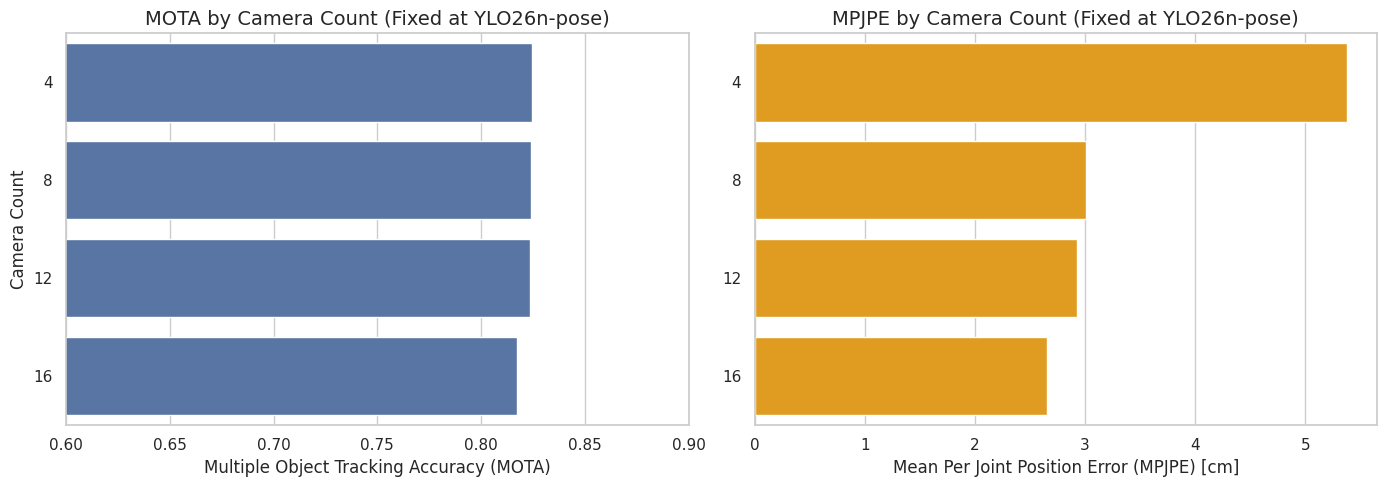
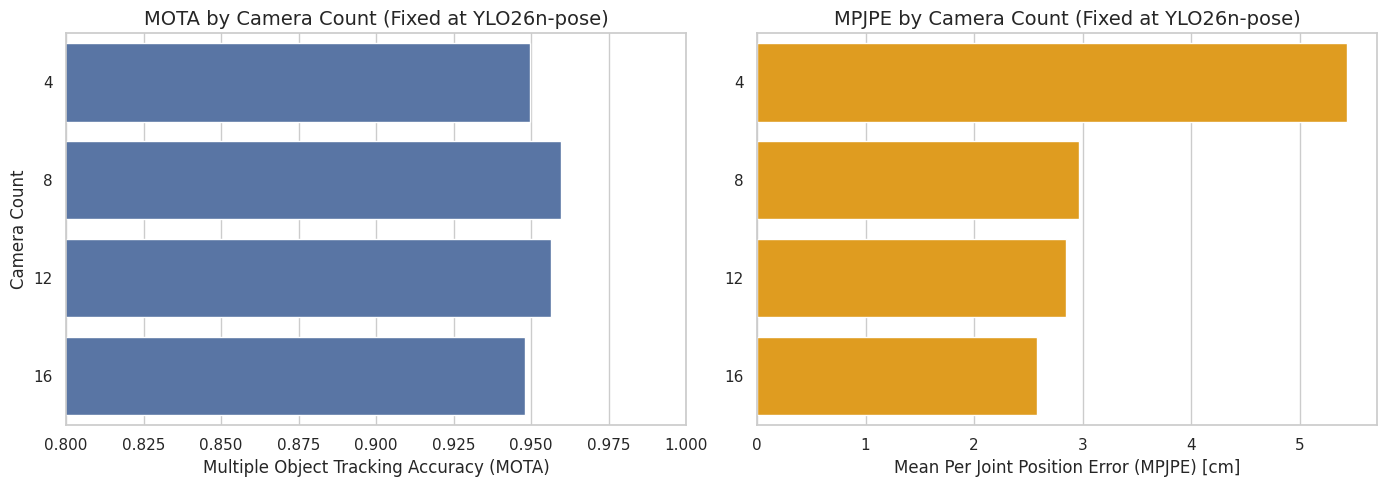
Unified diff of the notebook cell whose output changed from the first chart to the second:
--- before
+++ after
@@ -9,5 +9,5 @@
 axes[0].set_xlabel("Multiple Object Tracking Accuracy (MOTA)")
 axes[0].set_ylabel("Camera Count")
-axes[0].set_xlim(0.60, 0.90)
+axes[0].set_xlim(0.80, 1.0)
 
 # MPJPE comparison (lower is better)

Commit: Emergency bug fix.